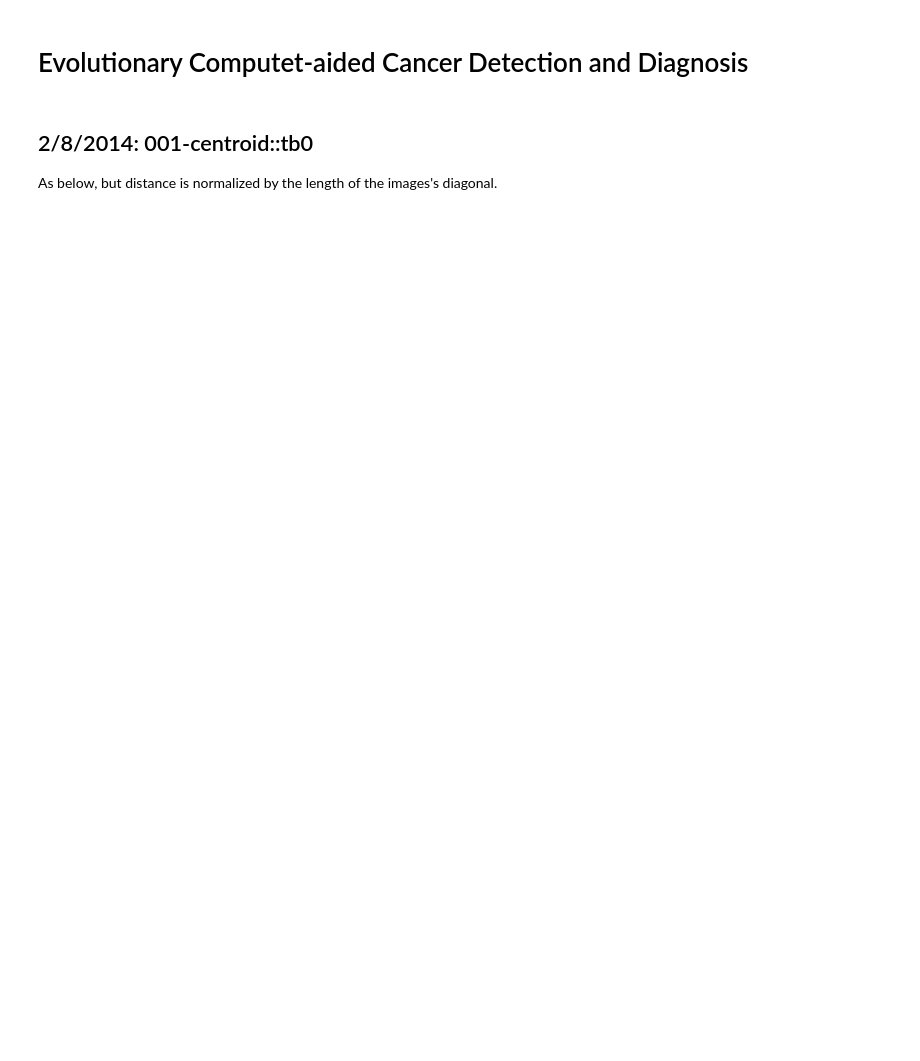
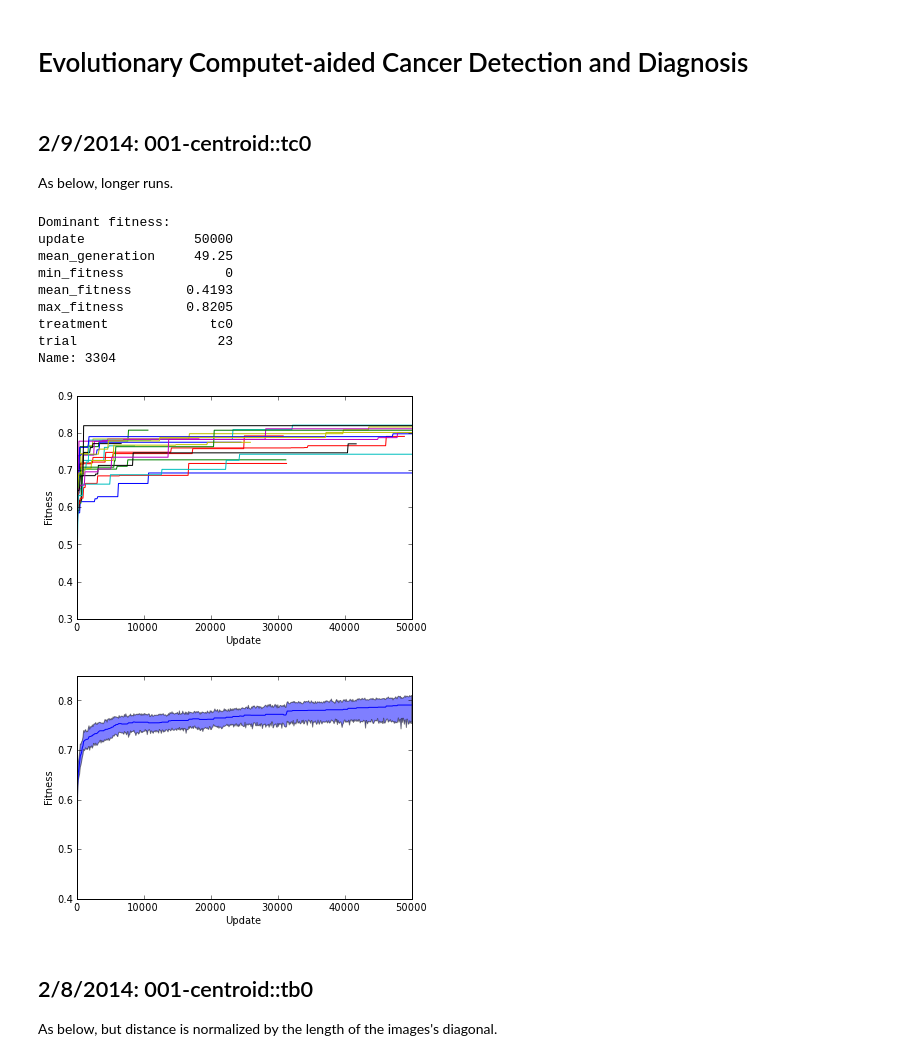
Before and after one commit to dknoester/evocadx, a Jupyter notebook: math/evocadx.ipynb, the cells around one changed output. Saved outputs shown, nothing was run; the diff lists cells and outputs as text; code cells hidden in the pictures; blank space fills up the shorter version.

Commit message:
001-centroid long run results
Conflicts:
	math/evocadx.ipynb

```diff
--- a/math/evocadx.ipynb
+++ b/math/evocadx.ipynb
@@ -23,6 +23,24 @@ def fitness_plots(path, treatment):
     print "\nDominant fitness:"
     print final.ix[final['max_fitness'].idxmax()]
     return D
+# %% [markdown]
+## 2/9/2014: 001-centroid::tc0
+
+As below, longer runs.
+# %%
+D = fitness_plots('../var/001-centroid','tc0')
+# %% [output]
+Dominant fitness:
+update              50000
+mean_generation     49.25
+min_fitness             0
+mean_fitness       0.4193
+max_fitness        0.8205
+treatment             tc0
+trial                  23
+Name: 3304
+[figure, added]
+[figure, added]
 # %% [markdown]
 ## 2/8/2014: 001-centroid::tb0
 
```
Also changed, not shown: parts of 1 cell of this notebook.
